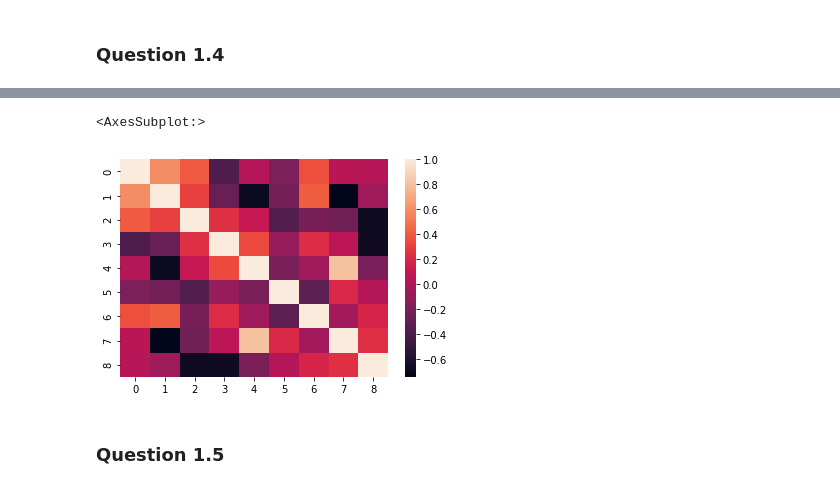
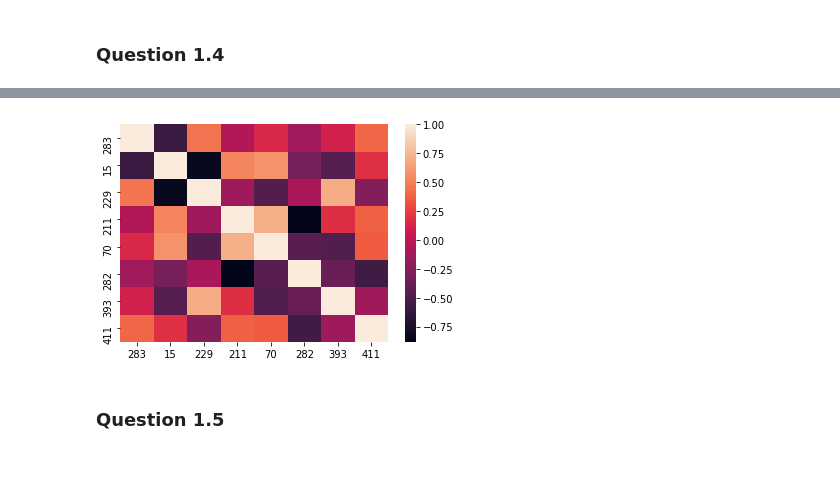
Before and after one commit to YourTeacher23/MAST30034-Assignment1, a Jupyter notebook: Notebook1.ipynb, the cells around one changed output, grey strips where cells are left out. Saved outputs shown, nothing was run; the diff lists cells and outputs as text; code cells hidden in the pictures.

```diff
--- a/Notebook1.ipynb
+++ b/Notebook1.ipynb
@@ -62,8 +64,14 @@ tc5 = construct(0, 40, 20)
 tc6 = construct(0, 40, 25)
 TC = [tc1, tc2, tc3, tc4, tc5, tc6]
 # %%
+i = 1
+LABEL = ['First', 'Second', 'Third', 'Fourth', 'Fifth', 'Sixth']
 for tc in TC:
     plt.plot(tc)
     plt.xticks([0, 20, 40, 60, 120, 240])
+    labl = LABEL[i-1] + " TC"
+    plt.xlabel(labl)
+    plt.savefig('../MAST30034-Assignment1/plots/Q1_1-' + str(i) + '.png')
     plt.show()
+    i += 1
 # %% [output]
@@ -104,8 +113,13 @@ tmp6 = one_slice(15, 19, 15, 19)
 
 tmpSM = np.array([tmp1, tmp2, tmp3, tmp4, tmp5, tmp6])
 # %%
+i = 1
 for tmp in tmpSM:
     tmp_df = pd.DataFrame(tmp)
     ax = sns.heatmap(tmp_df)
+    labl = LABEL[i-1] + " SM"
+    plt.xlabel(labl)
+    ax.figure.savefig('../MAST30034-Assignment1/plots/Q1_3-' + str(i) + '.png')
     plt.show()
+    i += 1
 # %% [output]
@@ -159,11 +195,11 @@ sns.histplot(data=tnoise_df)
 TtTs = np.dot(temp_noise, spatial_noise)
 # %%
 ttts_df = pd.DataFrame(TtTs)
-mini_df = ttts_df[[0, 1, 2, 3, 4, 5, 6, 7, 8]]
-sns.heatmap(mini_df.corr())
+mini_df = ttts_df[sample(range(0, 440),8)]
+ax = sns.heatmap(mini_df.corr())
+ax.figure.savefig('../MAST30034-Assignment1/plots/Q1_4-15.png')
 # %% [output]
-<AxesSubplot:>
-[figure, old version]
+[figure, new version]
 # %% [markdown]
 ### Question 1.5
 # %%
```
Also changed, not shown: parts of 14 cells of this notebook.
